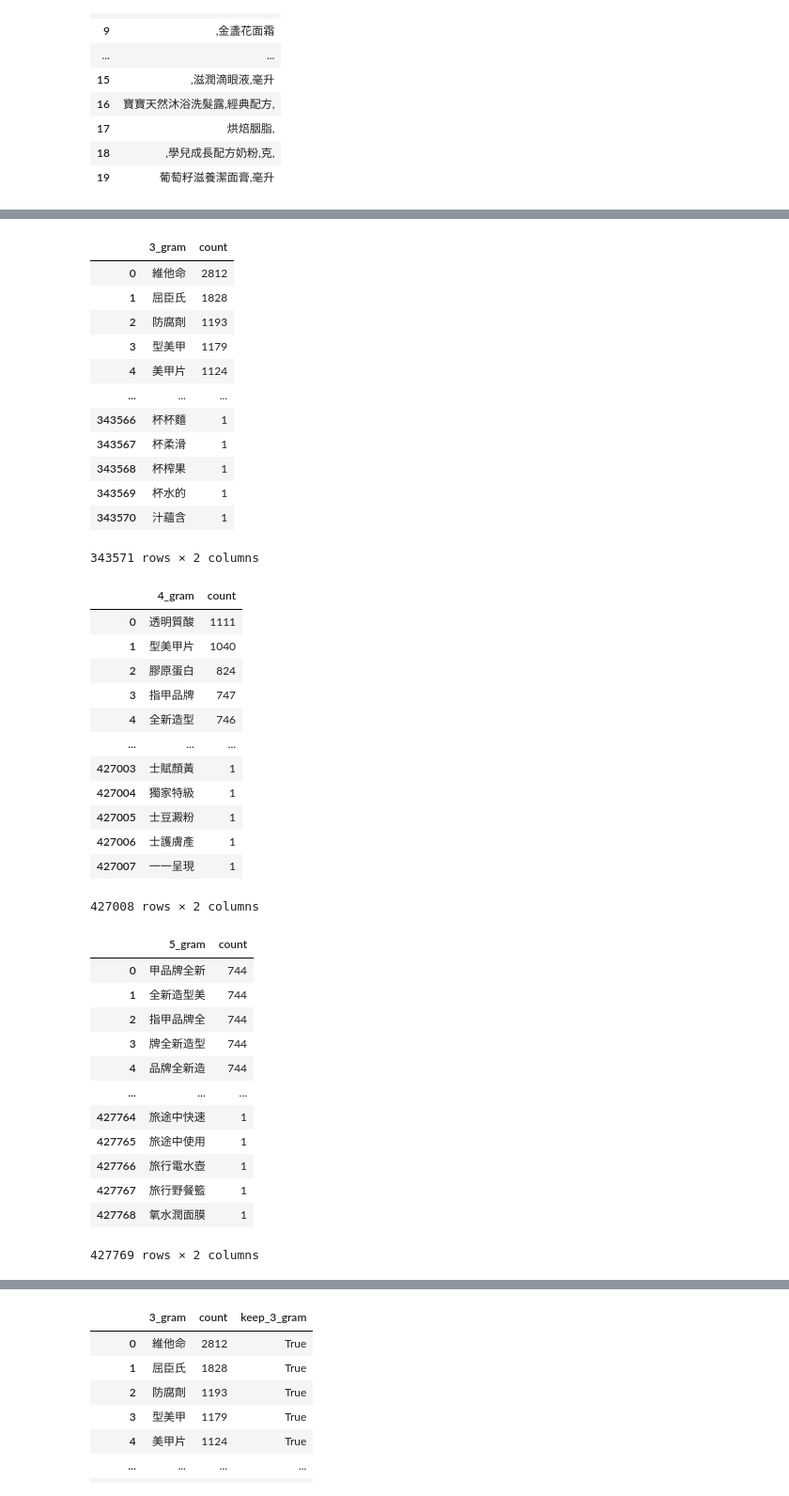
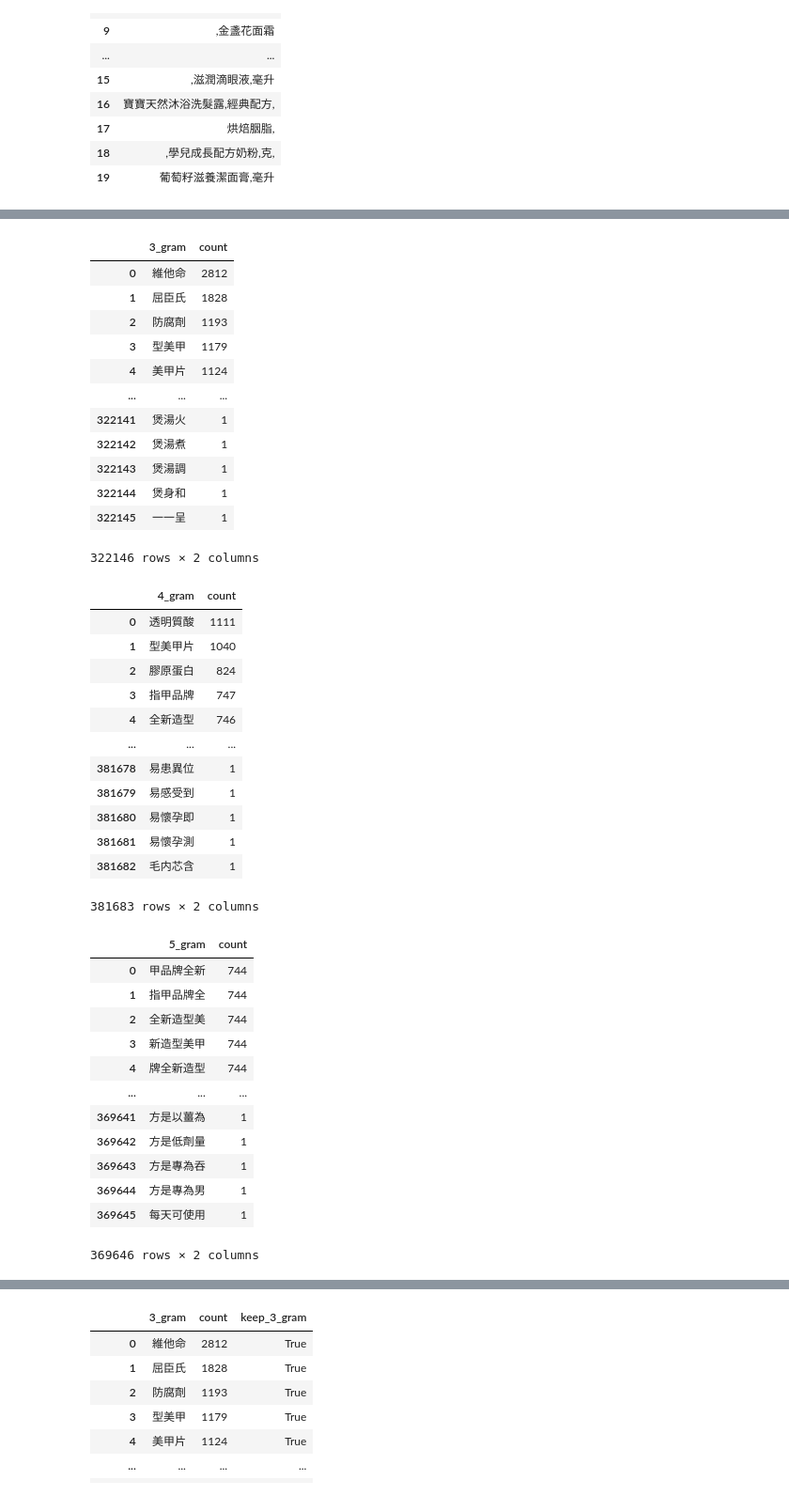
Before and after one commit to victor31ao/n_gram_and_hanlp, a Jupyter notebook: n_gram_df.ipynb, the cells around one changed output, grey strips where cells are left out. Shown: that part at 94% size. Drawn from its saved outputs; the diff is of its cells as text; code cells hidden in the pictures.

Commit message:
update n_gram_df.ipynb to compare 2gram to 3gram & 4gram

```diff
--- a/n_gram_df.ipynb
+++ b/n_gram_df.ipynb
@@ -91,7 +91,7 @@ long_df.iloc[:20]
 
 
 def do_n_gram(doc: str, n: int=2) -> list[str]:
-    return [doc[i: i+n] for i in range(len(doc) - (n-1)) if not ("," in doc[i: i+n])]
+    return [doc[i: i+n] for i in range(len(doc) - (n-1)) if not ("," in doc[i: i+n] or "的" in doc[i: i+n])]
 # %%
 long_df["count"] = 1
 # %%
@@ -138,6 +139,7 @@ bigram_df
 # %%
 trigram_df = long_df[["3_gram", "count"]].explode("3_gram").groupby("3_gram", as_index=False).agg({"count": "sum"}).sort_values("count", ascending=False).reset_index(drop=True)
 # trigram_df = trigram_df[~trigram_df["3_gram"].str.contains("#")].reset_index(drop=True)
+trigram_df.to_csv("./n_gram_processed/3_gram.csv", index=False)
 trigram_df
 # %% [output]
 |  | 3_gram | count |
@@ -147,15 +149,16 @@ trigram_df
 | 3 | 型美甲 | 1179 |
 | 4 | 美甲片 | 1124 |
 | ... | ... | ... |
-| 343566 | 杯杯麵 | 1 |
-| 343567 | 杯柔滑 | 1 |
-| 343568 | 杯榨果 | 1 |
-| 343569 | 杯水的 | 1 |
-| 343570 | 汁蘊含 | 1 |
+| 322141 | 煲湯火 | 1 |
+| 322142 | 煲湯煮 | 1 |
+| 322143 | 煲湯調 | 1 |
+| 322144 | 煲身和 | 1 |
+| 322145 | 一一呈 | 1 |
-343571 rows × 2 columns
+322146 rows × 2 columns
 # %%
 fourgram_df = long_df[["4_gram", "count"]].explode("4_gram").groupby("4_gram", as_index=False).agg({"count": "sum"}).sort_values("count", ascending=False).reset_index(drop=True)
 # fourgram_df = fourgram_df[~fourgram_df["4_gram"].str.contains("#")].reset_index(drop=True)
+fourgram_df.to_csv("./n_gram_processed/4_gram.csv", index=False)
 fourgram_df
 # %% [output]
 |  | 4_gram | count |
@@ -165,30 +168,31 @@ fourgram_df
 | 3 | 指甲品牌 | 747 |
 | 4 | 全新造型 | 746 |
 | ... | ... | ... |
-| 427003 | 士賦顏黃 | 1 |
-| 427004 | 獨家特級 | 1 |
-| 427005 | 士豆澱粉 | 1 |
-| 427006 | 士護膚產 | 1 |
-| 427007 | 一一呈現 | 1 |
+| 381678 | 易患異位 | 1 |
+| 381679 | 易感受到 | 1 |
+| 381680 | 易懷孕即 | 1 |
+| 381681 | 易懷孕測 | 1 |
+| 381682 | 毛内芯含 | 1 |
-427008 rows × 2 columns
+381683 rows × 2 columns
 # %%
 fivegram_df = long_df[["5_gram", "count"]].explode("5_gram").groupby("5_gram", as_index=False).agg({"count": "sum"}).sort_values("count", ascending=False).reset_index(drop=True)
 # fivegram_df = fivegram_df[~fivegram_df["5_gram"].str.contains("#")].reset_index(drop=True)
+fivegram_df.to_csv("./n_gram_processed/5_gram.csv", index=False)
 fivegram_df
 # %% [output]
 |  | 5_gram | count |
 | 0 | 甲品牌全新 | 744 |
-| 1 | 全新造型美 | 744 |
-| 2 | 指甲品牌全 | 744 |
-| 3 | 牌全新造型 | 744 |
-| 4 | 品牌全新造 | 744 |
+| 1 | 指甲品牌全 | 744 |
+| 2 | 全新造型美 | 744 |
+| 3 | 新造型美甲 | 744 |
+| 4 | 牌全新造型 | 744 |
 | ... | ... | ... |
-| 427764 | 旅途中快速 | 1 |
-| 427765 | 旅途中使用 | 1 |
-| 427766 | 旅行電水壺 | 1 |
-| 427767 | 旅行野餐籃 | 1 |
-| 427768 | 氧水潤面膜 | 1 |
+| 369641 | 方是以薑為 | 1 |
+| 369642 | 方是低劑量 | 1 |
+| 369643 | 方是專為吞 | 1 |
+| 369644 | 方是專為男 | 1 |
+| 369645 | 每天可使用 | 1 |
-427769 rows × 2 columns
+369646 rows × 2 columns
 # %%
 # def find_matches(ngram1, ngram2):
 #     return ngram2[(ngram2.iloc[:, 1] > 1) & (ngram2.iloc[:, 0].str.contains(ngram1))].iloc[:, 0].to_list()
```
Also changed, not shown: parts of 19 cells of this notebook.
